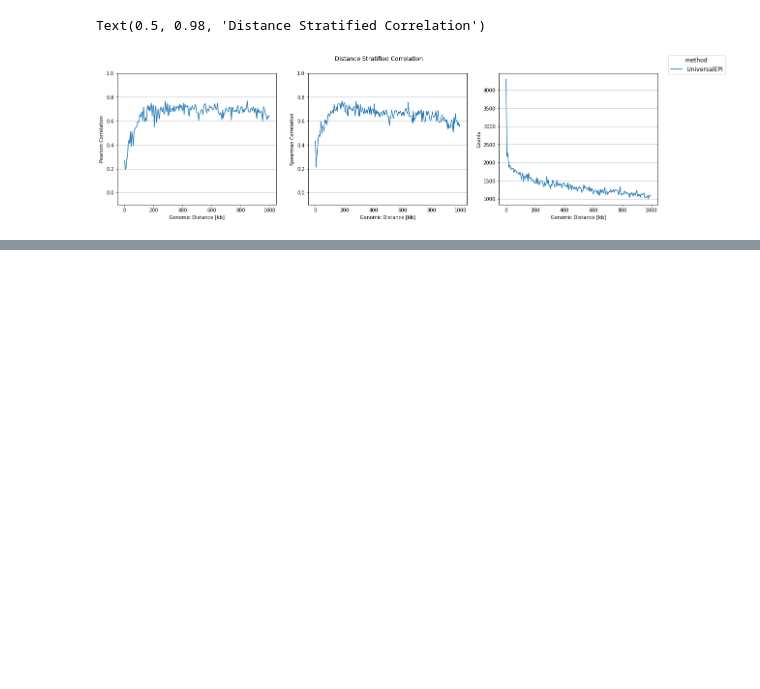
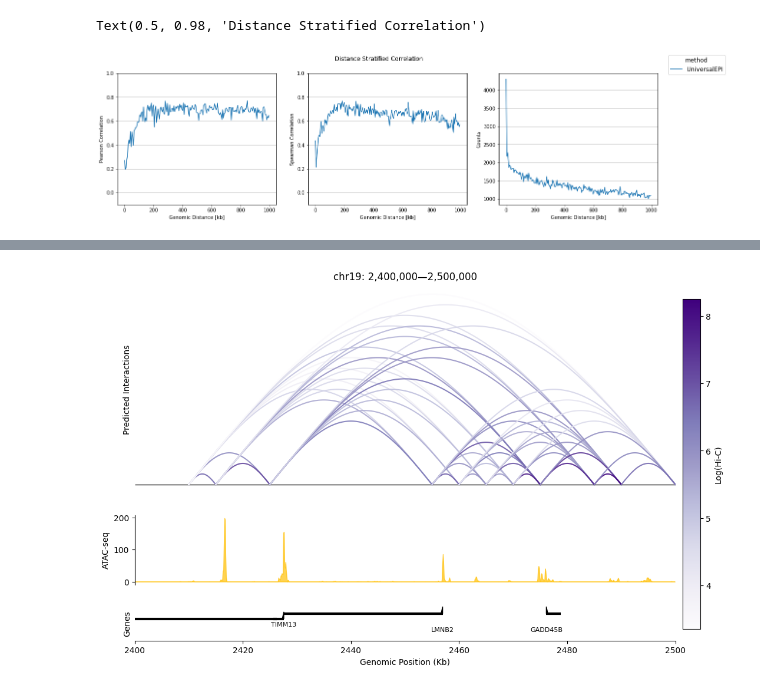
Before and after one commit to BoevaLab/UniversalEPI, a Jupyter notebook: Stage2/plot_scores.ipynb, the cells around one changed output, grey strips where cells are left out. Saved outputs shown, nothing was run; the diff lists cells and outputs as text; code cells hidden in the pictures; blank space fills up the shorter version.

```diff
--- a/Stage2/plot_scores.ipynb
+++ b/Stage2/plot_scores.ipynb
@@ -262,0 +434,6 @@ plt.show()
+# %%
+region = "chr19:2400000-2500000"
+
+plot_arcs(region)
+# %% [output]
+[figure, added]
```
Also changed, not shown: parts of 11 cells of this notebook.
